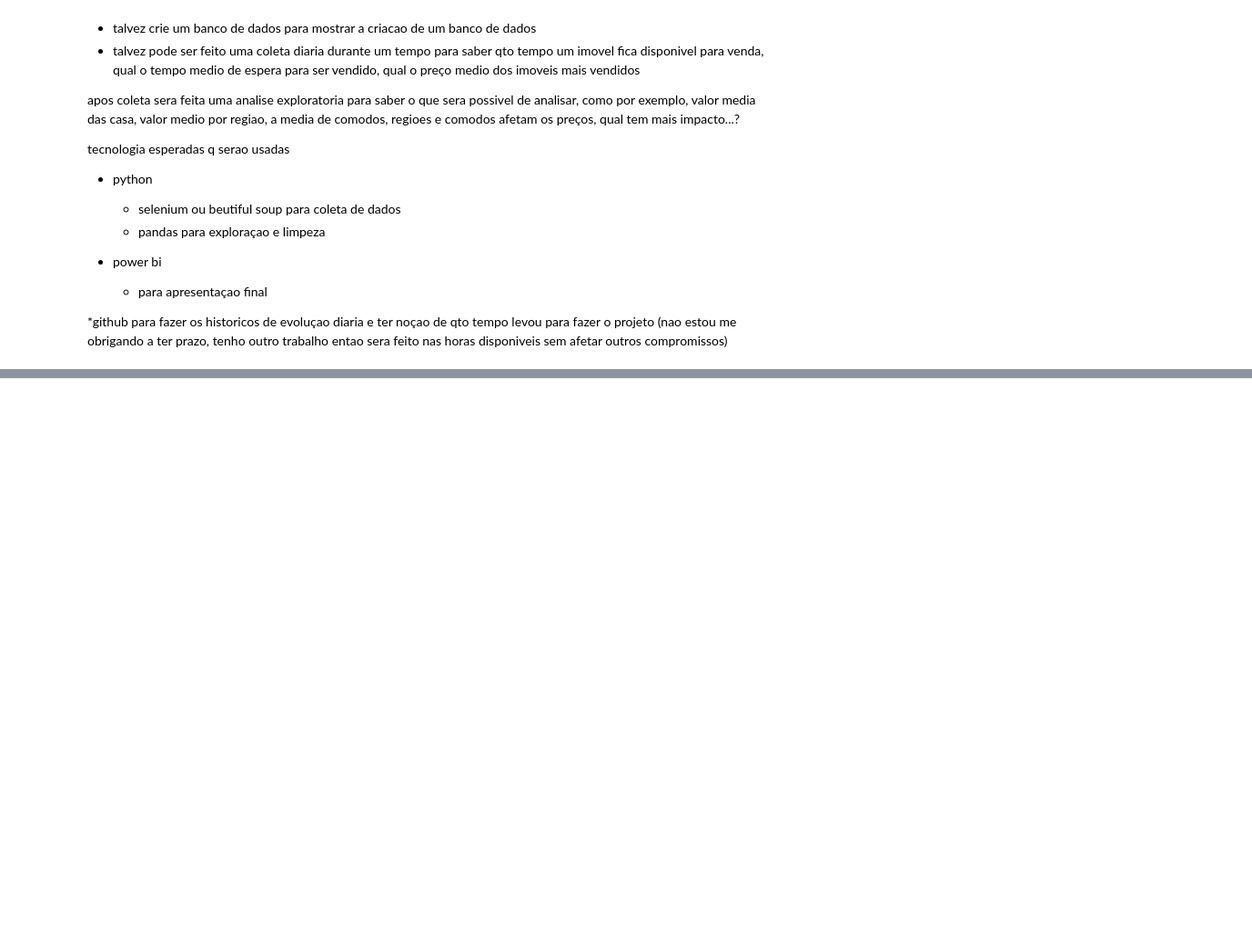
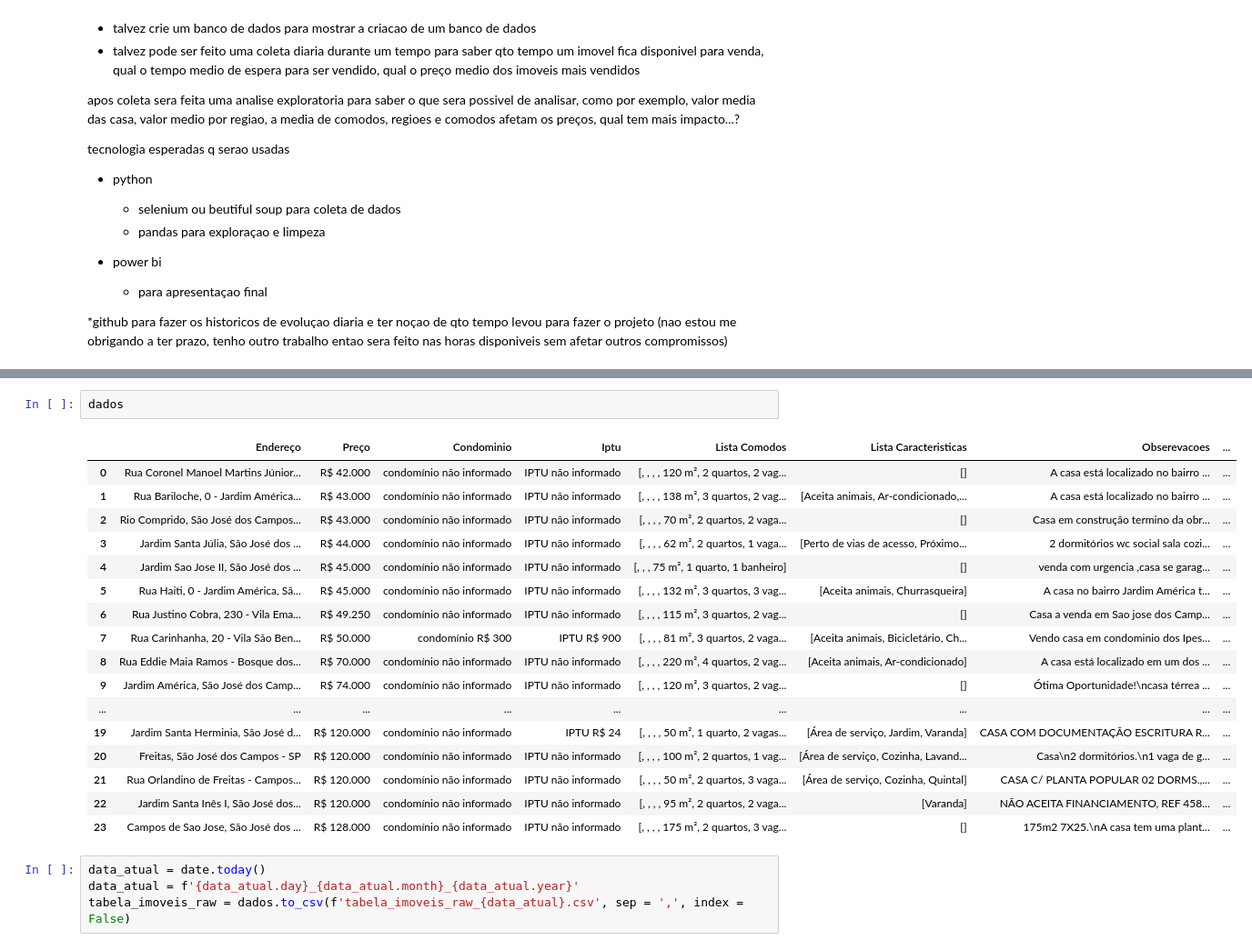
Before and after one commit to jpnune/estudo-imoveis-sao-jose-dos-campos, a Jupyter notebook: web scrapping imoveis zap/websacrapping imoveis sao jose dos campos site zap imoveis.ipynb, the cells around one changed output, grey strips where cells are left out. Shown at 91% size. Drawn from its saved outputs; the diff is of its cells as text; blank space fills up the shorter version.

```diff
--- a/web scrapping imoveis zap/websacrapping imoveis sao jose dos campos site zap imoveis.ipynb
+++ b/web scrapping imoveis zap/websacrapping imoveis sao jose dos campos site zap imoveis.ipynb
@@ -84,0 +242,24 @@ fazendo uma breve verificacao em algums anuncio vi q os valores nao correspondem
+# %%
+dados
+# %% [output]
+|  | Endereço | Preço | Condominio | Iptu | Lista Comodos | Lista Caracteristicas | Obserevacoes | ... |
+| 0 | Rua Coronel Manoel Martins Júnior... | R$ 42.000 | condomínio não informado | IPTU não informado | [, , , , 120 m², 2 quartos, 2 vag... | [] | A casa está localizado no bairro ... | ... |
+| 1 | Rua Bariloche, 0 - Jardim América... | R$ 43.000 | condomínio não informado | IPTU não informado | [, , , , 138 m², 3 quartos, 2 vag... | [Aceita animais, Ar-condicionado,... | A casa está localizado no bairro ... | ... |
+| 2 | Rio Comprido, São José dos Campos... | R$ 43.000 | condomínio não informado | IPTU não informado | [, , , , 70 m², 2 quartos, 2 vaga... | [] | Casa em construção termino da obr... | ... |
+| 3 | Jardim Santa Júlia, São José dos ... | R$ 44.000 | condomínio não informado | IPTU não informado | [, , , , 62 m², 2 quartos, 1 vaga... | [Perto de vias de acesso, Próximo... | 2 dormitórios wc social sala cozi... | ... |
+| 4 | Jardim Sao Jose II, São José dos ... | R$ 45.000 | condomínio não informado | IPTU não informado | [, , , 75 m², 1 quarto, 1 banheiro] | [] | venda com urgencia ,casa se garag... | ... |
+| 5 | Rua Haiti, 0 - Jardim América, Sã... | R$ 45.000 | condomínio não informado | IPTU não informado | [, , , , 132 m², 3 quartos, 3 vag... | [Aceita animais, Churrasqueira] | A casa no bairro Jardim América t... | ... |
+| 6 | Rua Justino Cobra, 230 - Vila Ema... | R$ 49.250 | condomínio não informado | IPTU não informado | [, , , , 115 m², 3 quartos, 2 vag... | [] | Casa a venda em Sao jose dos Camp... | ... |
+| 7 | Rua Carinhanha, 20 - Vila São Ben... | R$ 50.000 | condomínio R$ 300 | IPTU R$ 900 | [, , , , 81 m², 3 quartos, 2 vaga... | [Aceita animais, Bicicletário, Ch... | Vendo casa em condominio dos Ipes... | ... |
+| 8 | Rua Eddie Maia Ramos - Bosque dos... | R$ 70.000 | condomínio não informado | IPTU não informado | [, , , , 220 m², 4 quartos, 2 vag... | [Aceita animais, Ar-condicionado] | A casa está localizado em um dos ... | ... |
+| 9 | Jardim América, São José dos Camp... | R$ 74.000 | condomínio não informado | IPTU não informado | [, , , , 120 m², 3 quartos, 2 vag... | [] | Ótima Oportunidade!\ncasa térrea ... | ... |
+| ... | ... | ... | ... | ... | ... | ... | ... | ... |
+| 19 | Jardim Santa Herminia, São José d... | R$ 120.000 | condomínio não informado | IPTU R$ 24 | [, , , , 50 m², 1 quarto, 2 vagas... | [Área de serviço, Jardim, Varanda] | CASA COM DOCUMENTAÇÃO ESCRITURA R... | ... |
+| 20 | Freitas, São José dos Campos - SP | R$ 120.000 | condomínio não informado | IPTU não informado | [, , , , 100 m², 2 quartos, 1 vag... | [Área de serviço, Cozinha, Lavand... | Casa\n2 dormitórios.\n1 vaga de g... | ... |
+| 21 | Rua Orlandino de Freitas - Campos... | R$ 120.000 | condomínio não informado | IPTU não informado | [, , , , 50 m², 2 quartos, 3 vaga... | [Área de serviço, Cozinha, Quintal] | CASA C/ PLANTA POPULAR 02 DORMS.,... | ... |
+| 22 | Jardim Santa Inês I, São José dos... | R$ 120.000 | condomínio não informado | IPTU não informado | [, , , , 95 m², 2 quartos, 2 vaga... | [Varanda] | NÃO ACEITA FINANCIAMENTO, REF 458... | ... |
+| 23 | Campos de Sao Jose, São José dos ... | R$ 128.000 | condomínio não informado | IPTU não informado | [, , , , 175 m², 2 quartos, 3 vag... | [] | 175m2 7X25.\nA casa tem uma plant... | ... |
+# %%
+data_atual = date.today()
+data_atual = f'{data_atual.day}_{data_atual.month}_{data_atual.year}'
+tabela_imoveis_raw = dados.to_csv(f'tabela_imoveis_raw_{data_atual}.csv', sep = ',', index = False)
```
Also changed, not shown: parts of 24 cells of this notebook, 2 other files.
